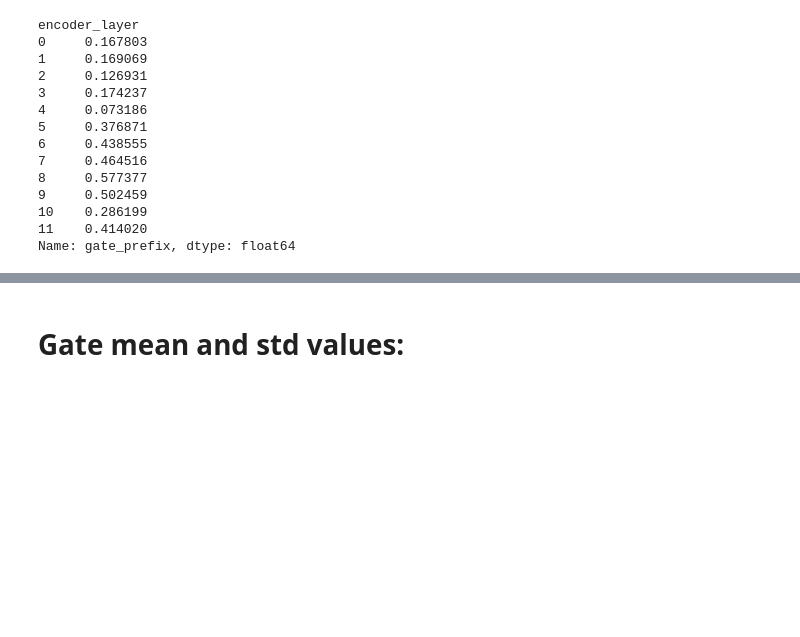
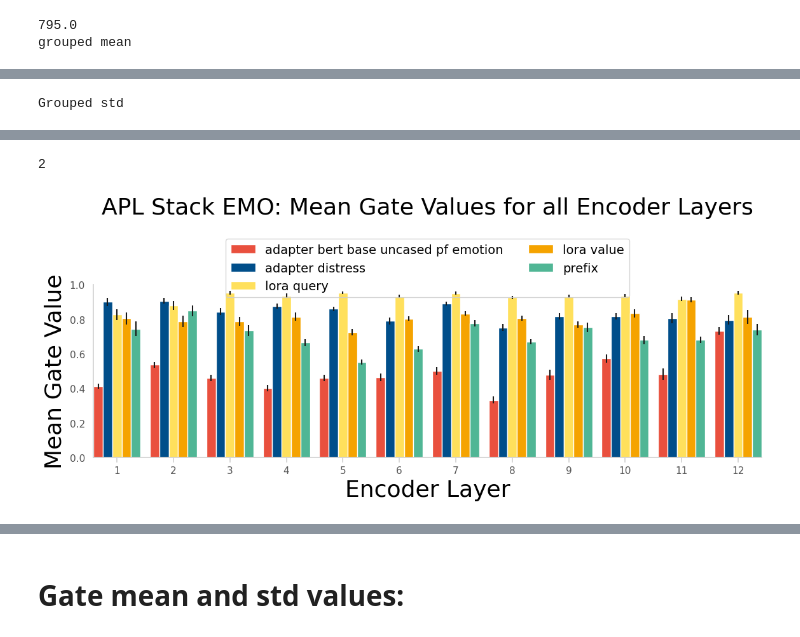
Before and after one commit to myrazma/2022_Masterthesis_Code, a Jupyter notebook: analysis/output_analysis.ipynb, the cells around one changed output, grey strips where cells are left out. Cells and saved outputs as stored; diff of their text form; code cells hidden in the pictures; blank space fills up the shorter version.

```diff
--- a/analysis/output_analysis.ipynb
+++ b/analysis/output_analysis.ipynb
@@ -71,8 +76,4 @@ def get_color(i, method_name=None):
     return col
 
 get_color(6)
-for i, col in enumerate(COLORS):
-    y = np.array([1,1,1,1,1,1,1,1,1,1]) * i
-    plt.plot([1,2,3,4,5,6,7,8,9,10], y, c=col)
-plt.show()
 # %% [output]
@@ -207,18 +207,10 @@ Grouped std
-# %%
-grouped_std['gate_prefix']
-grouped_mean['gate_prefix']
-# %% [output]
-encoder_layer
-0     0.167803
-1     0.169069
-2     0.126931
-3     0.174237
-4     0.073186
-5     0.376871
-6     0.438555
-7     0.464516
-8     0.577377
-9     0.502459
-10    0.286199
-11    0.414020
-Name: gate_prefix, dtype: float64
+# %%
+model_name = 'unipelt_apl_stack'
+model_display_name = 'APL Stack EMO'
+
+task_name = 'distress'
+gates = pd.read_csv(f'../output/{model_name}/{task_name}/gates.csv')
+plot_gate_per_layer(model_name, model_display_name, task_name, gates)
+# %% [output]
+795.0
+grouped mean
@@ -224,0 +231 @@ Name: gate_prefix, dtype: float64
+Grouped std
@@ -224,0 +246,2 @@ Name: gate_prefix, dtype: float64
+2
+[figure, added]
```
Also changed, not shown: parts of 27 cells of this notebook, 2 other files.
